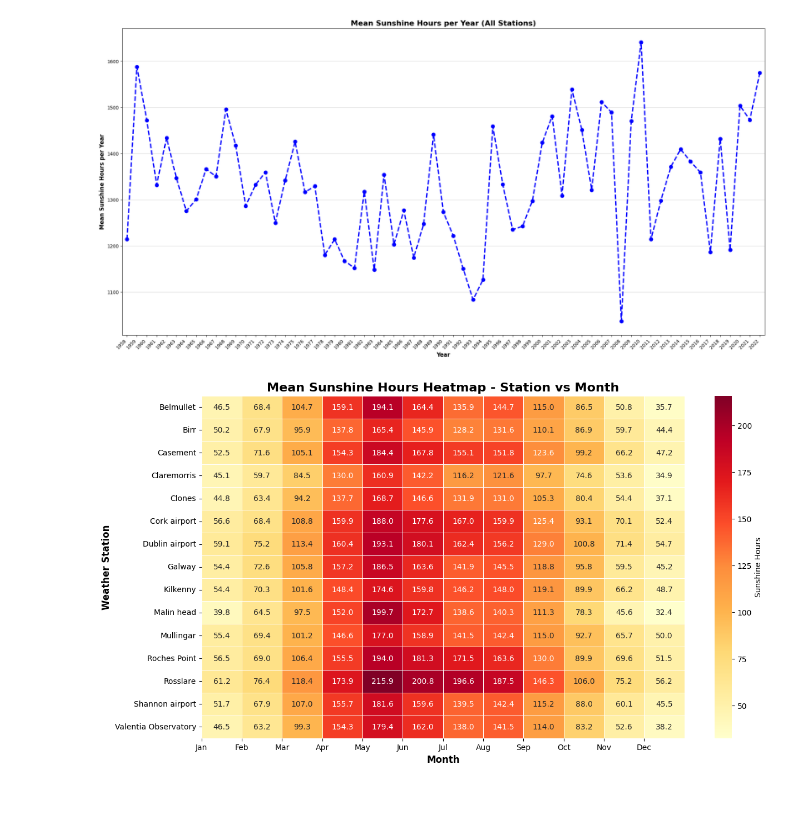
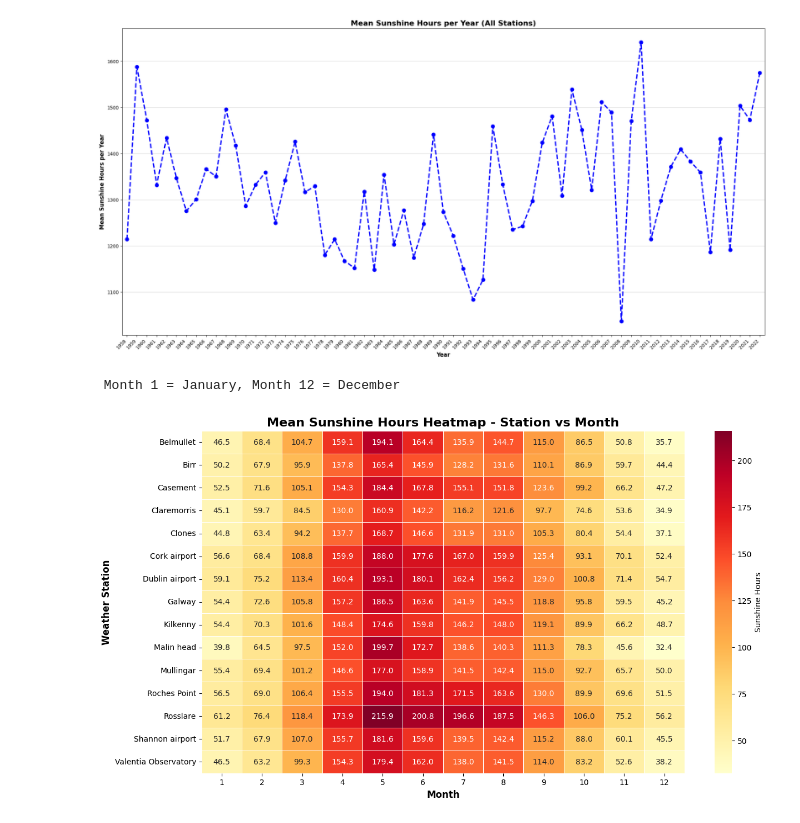
Before and after one commit to Hugo-van-Zyl/programming-for-data-analytics, a Jupyter notebook: Big Project/bigproject.ipynb, the cells around one changed output. Saved outputs shown, nothing was run; the diff lists cells and outputs as text; code cells hidden in the pictures.

Commit message:
Updates to heatmap

```diff
--- a/Big Project/bigproject.ipynb
+++ b/Big Project/bigproject.ipynb
@@ -309,18 +312,19 @@ plt.show() # show plot
 # %%
 # Last semester I used a heatmap feuture in seaborn to display data. I think this will be very useful to illustrate the sunshine hours per station and month
 # Heatmap of sunshine hours by station and month
 plt.figure(figsize=(14, 8)) # set plot size
 
 # use groupby to get consensed data for the heat map using station, month and sunshine hrs for that month
 heatmap_data = df_totalsunshinehrs.groupby(['Meteorological Weather Station', 'Month_Num'])['Sunshine_Hours'].mean().unstack() # calculate mean and unstack moves data to a wider table format (more columns to right)
 
 sns.heatmap(heatmap_data, annot=True, fmt='.1f', cmap='YlOrRd',  #  use seaborn heatmap functionality
             cbar_kws={'label': 'Sunshine Hours'}, linewidths=0.5) # set labels, use yellow to red colormap
 # use cbar_kws to add color legend for the sunshine hrs values from high to low
 plt.xlabel('Month', fontsize=12, fontweight='bold') # set label and bold
 plt.ylabel('Weather Station', fontsize=12, fontweight='bold')  # set label and bold
 plt.title('Mean Sunshine Hours Heatmap - Station vs Month', fontsize=16, fontweight='bold') # set title and bold
-plt.xticks(range(12), month_names)
+print("\n Month 1 = January, Month 12 = December")
 plt.show()
 # %% [output]
+ Month 1 = January, Month 12 = December
-[figure, old version]
+[figure, new version]
```
Also changed, not shown: parts of 1 cell of this notebook.
